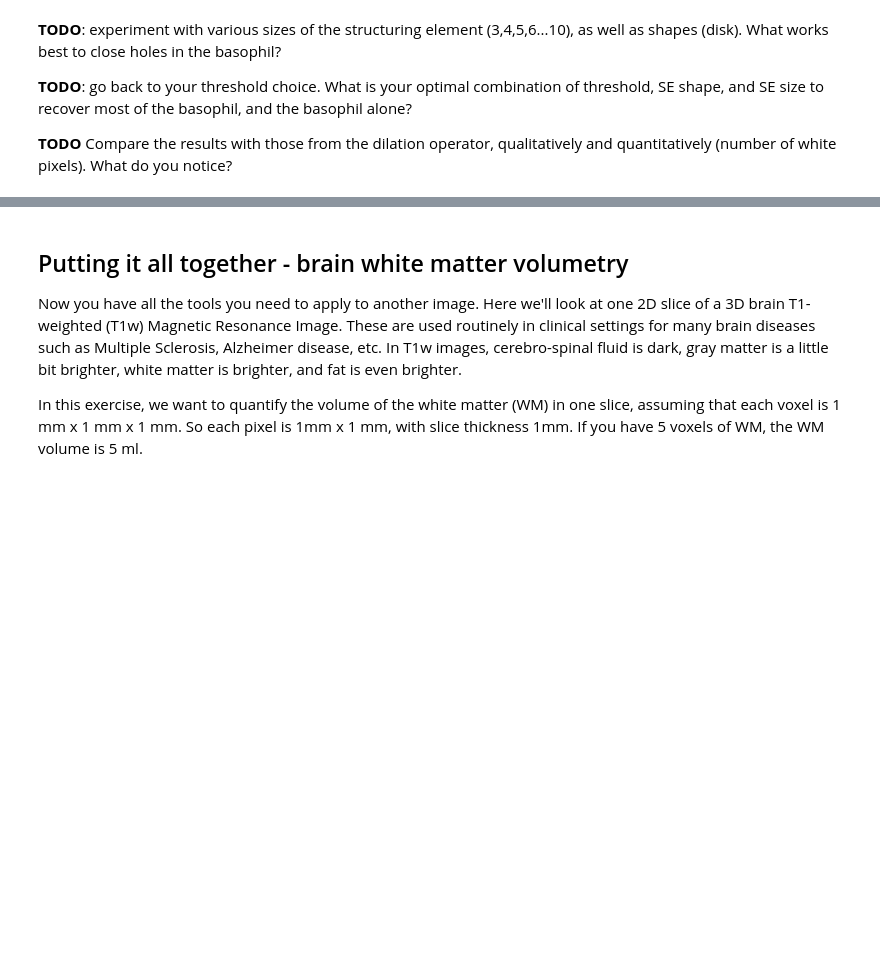
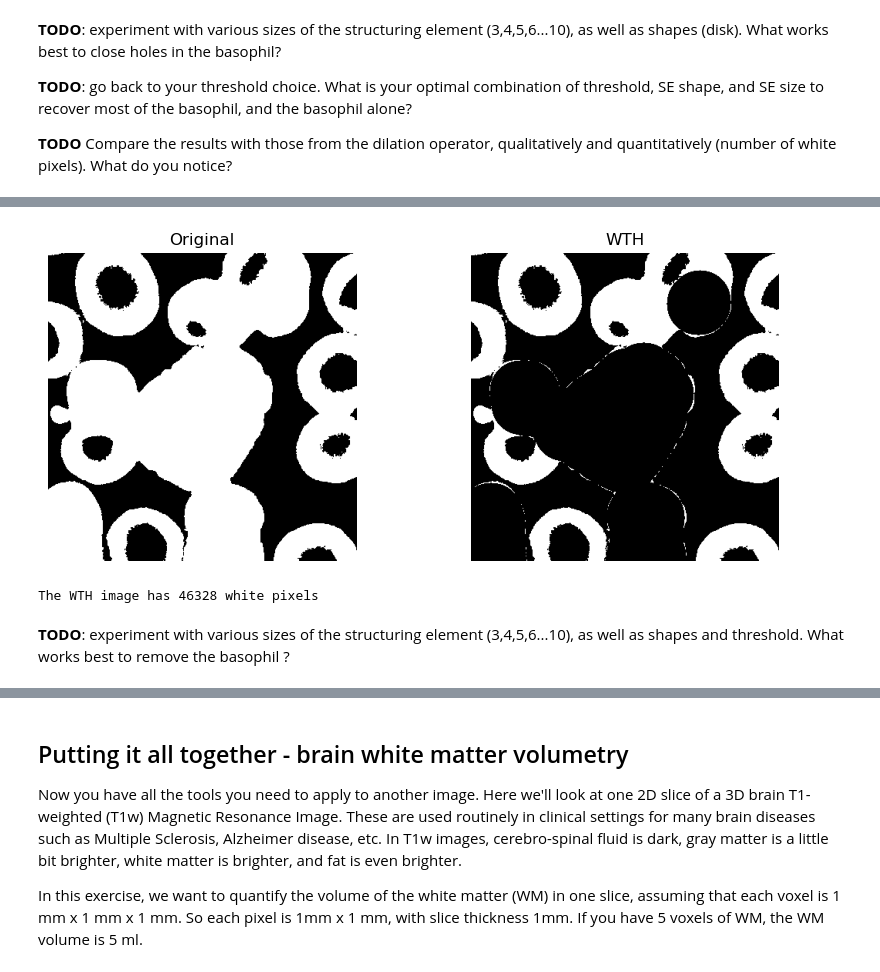
Before and after one commit to TranslationalML/course-image-analysis, a Jupyter notebook: module2/morphological_operations.ipynb, the cells around one changed output, grey strips where cells are left out. Cells and saved outputs as stored; diff of their text form; code cells hidden in the pictures; blank space fills up the shorter version.

Commit message:
(feat) completed morpho notebook, added neuroblastoma data

```diff
--- a/module2/morphological_operations.ipynb
+++ b/module2/morphological_operations.ipynb
@@ -253,3 +264,37 @@ The Closed image has 21865 white pixels
+# %%
+# Binarize the grayscale image with a threshold, this time with a lower threshold to keep more of the cells apart from the basophil
+threshold = 0.2        # Experiment with this your desired threshold value
+binary_img_TH = gray_img > threshold
+
+
+# create a disk size 10 SE
+se_size=10
+y_se=morphology.disk(se_size)
+#print('SE')
+#print(my_se)
+
+
+# Open the binary image with the SE
+WTH_img = morphology.white_tophat(binary_img_TH, footprint=my_se)
+
+# look at the result
+fig, (ax1, ax2) = plt.subplots(1, 2, figsize=(10,4))
+ax1.imshow(binary_img_TH, cmap='gray')
+ax1.set_title('Original')
+ax1.axis('off')
+
+ax2.imshow(WTH_img, cmap='gray')
+ax2.set_title('WTH')
+ax2.axis('off')
+
+plt.show()
+
+print(f'The WTH image has {np.count_nonzero(WTH_img)} white pixels')
+# %% [output]
+[figure, added]
+The WTH image has 46328 white pixels
+# %% [markdown]
+**TODO**: experiment with various sizes of the structuring element (3,4,5,6...10), as well as shapes and threshold. What works best to remove the basophil ?
 # %% [markdown]
 ## Dealing with grayscale images
 
```
Also changed, not shown: parts of 12 cells of this notebook, 1 other file.
